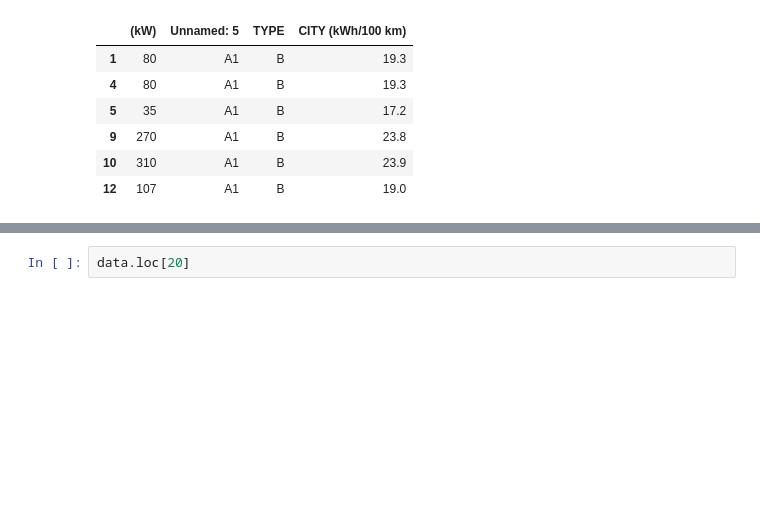
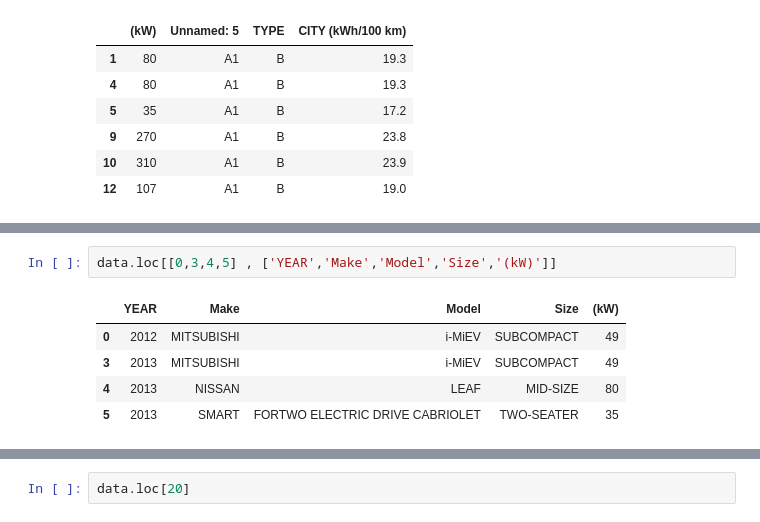
Before and after one commit to 960Subhamsingh/Data-Sciences, a Jupyter notebook: pandas/16 - loc and iloc/iloc.ipynb, the cells around one changed output, grey strips where cells are left out. Drawn from its saved outputs; the diff is of its cells as text; blank space fills up the shorter version.

```diff
--- a/pandas/16 - loc and iloc/iloc.ipynb
+++ b/pandas/16 - loc and iloc/iloc.ipynb
@@ -72,3 +72,11 @@ data.loc[0:5]
 | 3 | 2013 | MITSUBISHI | i-MiEV | SUBCOMPACT | 49 | A1 | B | 16.9 | 21.4 | ... |
 | 4 | 2013 | NISSAN | LEAF | MID-SIZE | 80 | A1 | B | 19.3 | 23.0 | ... |
 | 5 | 2013 | SMART | FORTWO ELECTRIC DRIVE CABRIOLET | TWO-SEATER | 35 | A1 | B | 17.2 | 22.5 | ... |
+# %%
+data.loc[[0,3,4,5] , ['YEAR','Make','Model','Size','(kW)']]
+# %% [output]
+|  | YEAR | Make | Model | Size | (kW) |
+| 0 | 2012 | MITSUBISHI | i-MiEV | SUBCOMPACT | 49 |
+| 3 | 2013 | MITSUBISHI | i-MiEV | SUBCOMPACT | 49 |
+| 4 | 2013 | NISSAN | LEAF | MID-SIZE | 80 |
+| 5 | 2013 | SMART | FORTWO ELECTRIC DRIVE CABRIOLET | TWO-SEATER | 35 |
```
Also changed, not shown: parts of 1 cell of this notebook, 18 other files.
